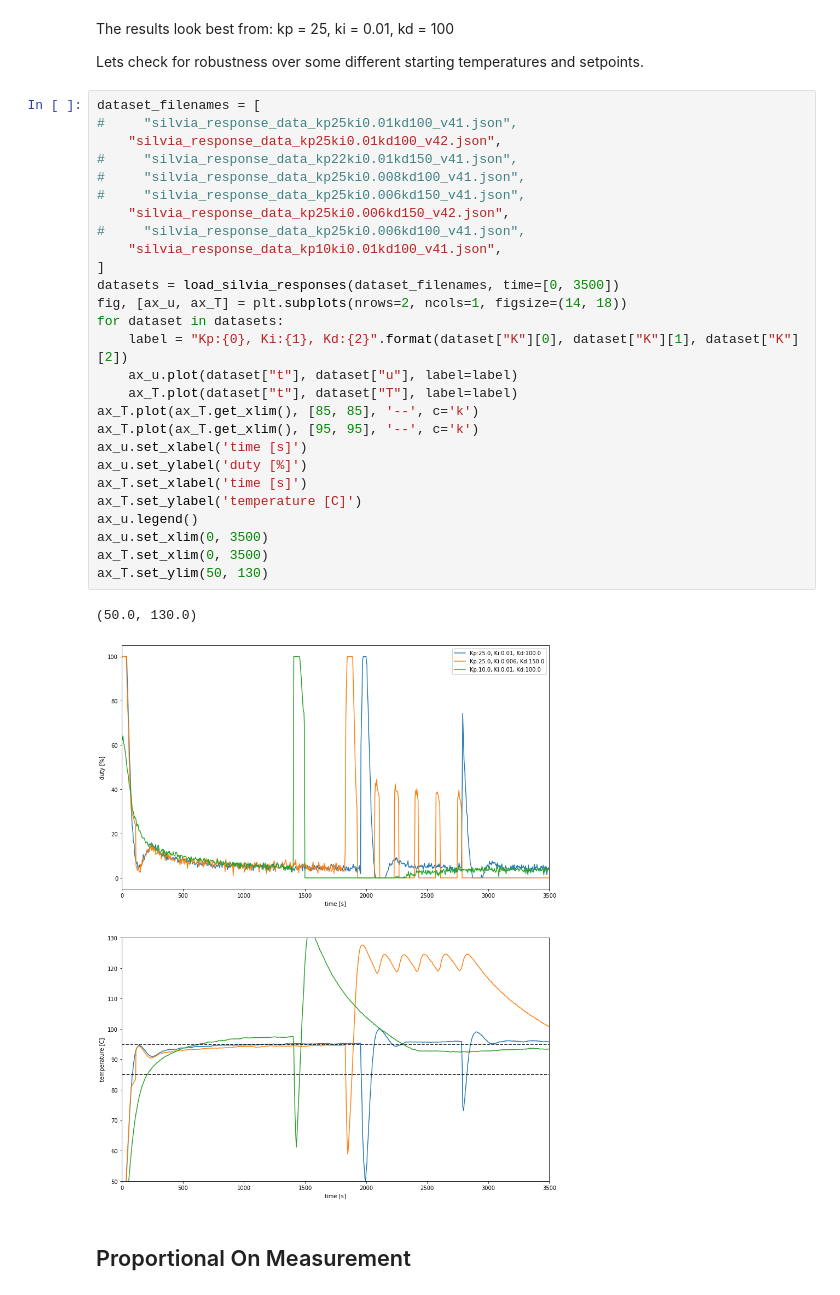
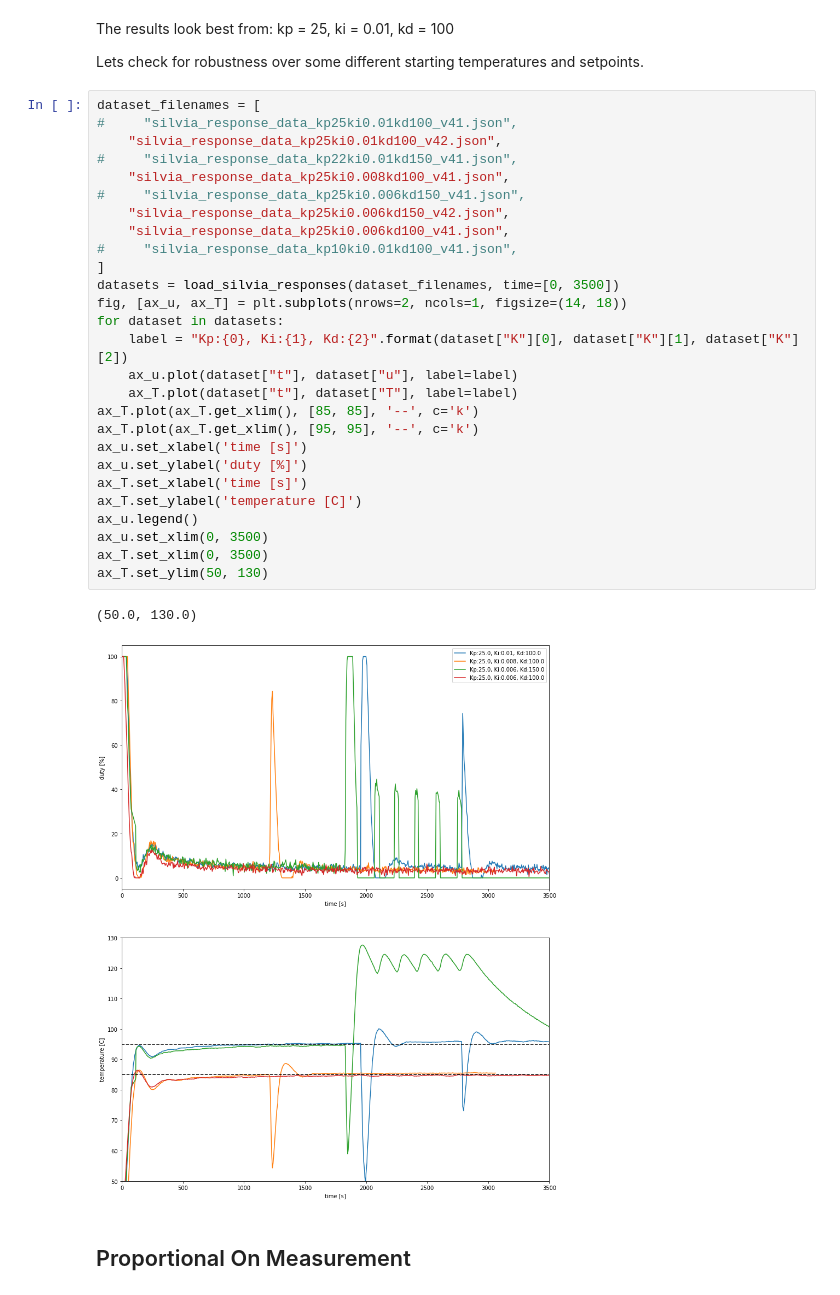
Before and after one commit to anh-agent-git/silvia, a Jupyter notebook: docs/docs/control/assets/silvia_manual_tuning.ipynb, the cells around one changed output. Drawn from its saved outputs; the diff is of its cells as text.

```diff
--- a/docs/docs/control/assets/silvia_manual_tuning.ipynb
+++ b/docs/docs/control/assets/silvia_manual_tuning.ipynb
@@ -844,33 +844,33 @@ Lets check for robustness over some different starting temperatures and setpoint
 # %%
 dataset_filenames = [
 #     "silvia_response_data_kp25ki0.01kd100_v41.json",
     "silvia_response_data_kp25ki0.01kd100_v42.json",
 #     "silvia_response_data_kp22ki0.01kd150_v41.json",
-#     "silvia_response_data_kp25ki0.008kd100_v41.json",
+    "silvia_response_data_kp25ki0.008kd100_v41.json",
 #     "silvia_response_data_kp25ki0.006kd150_v41.json",
     "silvia_response_data_kp25ki0.006kd150_v42.json",
-#     "silvia_response_data_kp25ki0.006kd100_v41.json",
-    "silvia_response_data_kp10ki0.01kd100_v41.json",
+    "silvia_response_data_kp25ki0.006kd100_v41.json",
+#     "silvia_response_data_kp10ki0.01kd100_v41.json",
 ]
 datasets = load_silvia_responses(dataset_filenames, time=[0, 3500])
 fig, [ax_u, ax_T] = plt.subplots(nrows=2, ncols=1, figsize=(14, 18))
 for dataset in datasets:
     label = "Kp:{0}, Ki:{1}, Kd:{2}".format(dataset["K"][0], dataset["K"][1], dataset["K"][2])
     ax_u.plot(dataset["t"], dataset["u"], label=label)
     ax_T.plot(dataset["t"], dataset["T"], label=label)
 ax_T.plot(ax_T.get_xlim(), [85, 85], '--', c='k')
 ax_T.plot(ax_T.get_xlim(), [95, 95], '--', c='k')
 ax_u.set_xlabel('time [s]')
 ax_u.set_ylabel('duty [%]')
 ax_T.set_xlabel('time [s]')
 ax_T.set_ylabel('temperature [C]')
 ax_u.legend()
 ax_u.set_xlim(0, 3500)
 ax_T.set_xlim(0, 3500)
 ax_T.set_ylim(50, 130)
 # %% [output]
 (50.0, 130.0)
-[figure, old version]
+[figure, new version]
 # %% [markdown]
 ## Proportional On Measurement
 # %%
```
Also changed, not shown: 9 other files.
